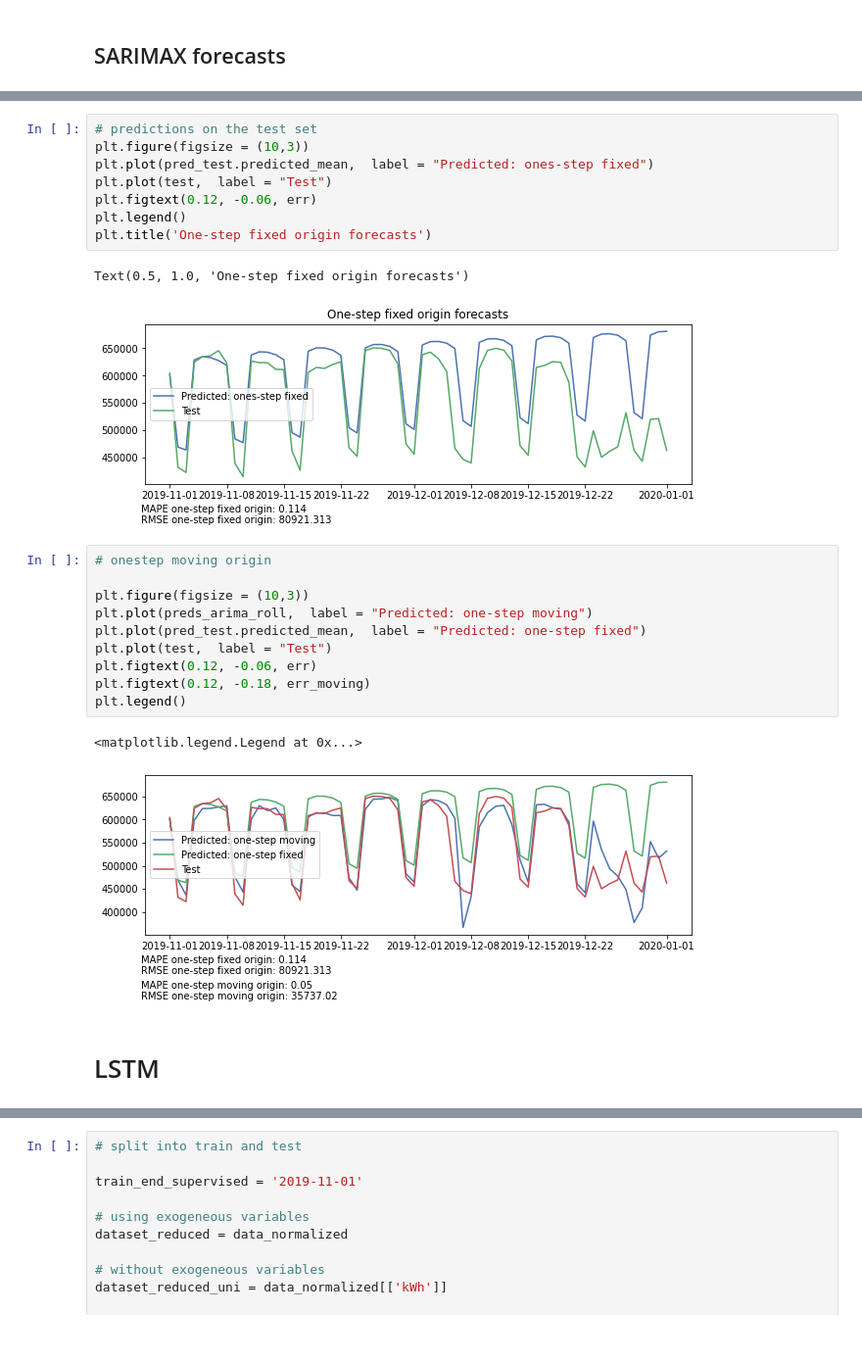
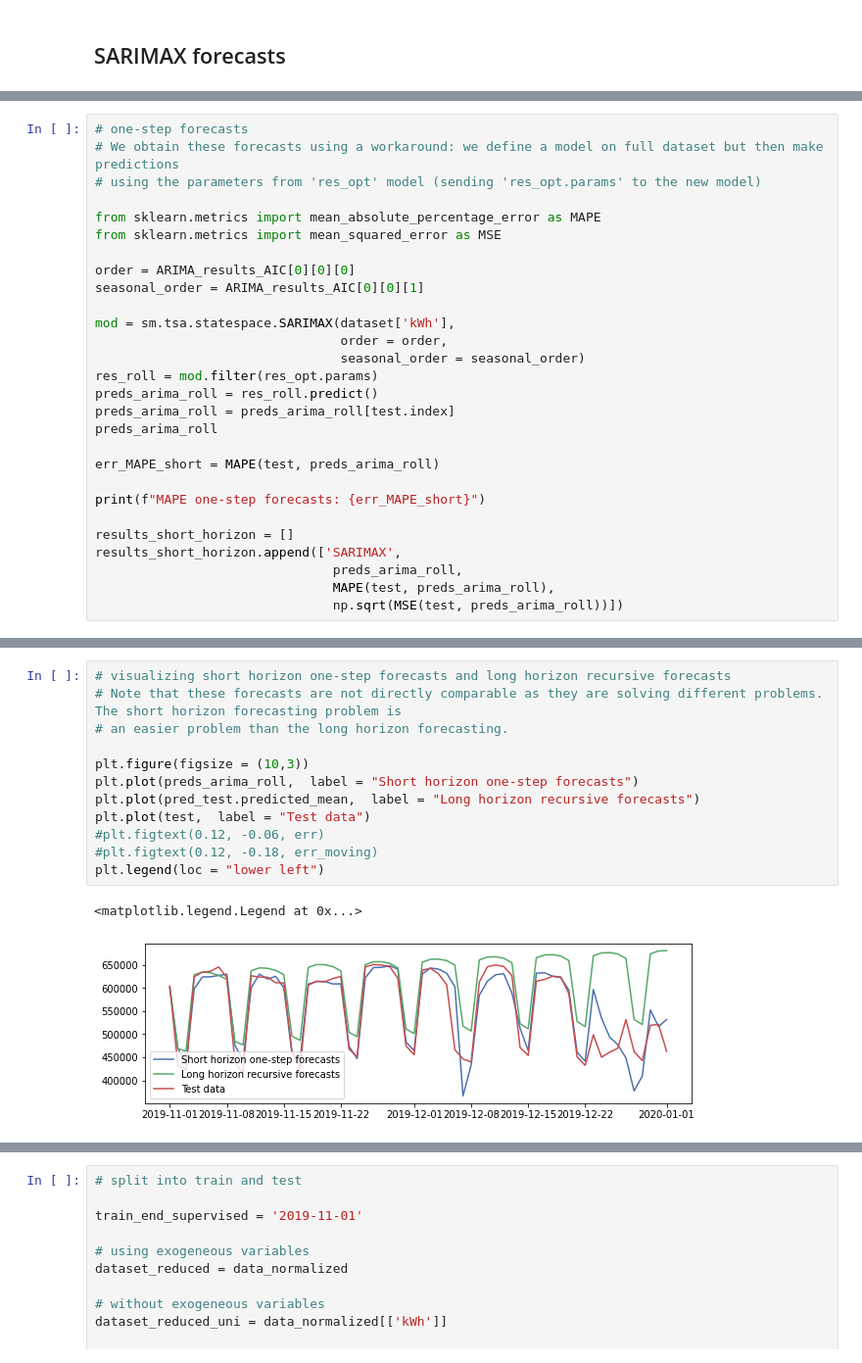
Before and after one commit to jankova/Time-Series-ARIMA-vs-LSTM, a Jupyter notebook: Electricity-consumption-times-series.ipynb, the cells around one changed output, grey strips where cells are left out. Shown: that part at 98% size. Cells and saved outputs as stored; diff of their text form.

```diff
--- a/Electricity-consumption-times-series.ipynb
+++ b/Electricity-consumption-times-series.ipynb
@@ -268,0 +335,28 @@ plt.show()
+# %%
+# one-step forecasts
+# We obtain these forecasts using a workaround: we define a model on full dataset but then make predictions
+# using the parameters from 'res_opt' model (sending 'res_opt.params' to the new model)
+
+from sklearn.metrics import mean_absolute_percentage_error as MAPE
+from sklearn.metrics import mean_squared_error as MSE
+
+order = ARIMA_results_AIC[0][0][0]
+seasonal_order = ARIMA_results_AIC[0][0][1]
+
+mod = sm.tsa.statespace.SARIMAX(dataset['kWh'],
+                                order = order,
+                                seasonal_order = seasonal_order)
+res_roll = mod.filter(res_opt.params)
+preds_arima_roll = res_roll.predict()
+preds_arima_roll = preds_arima_roll[test.index]
+preds_arima_roll
+
+err_MAPE_short = MAPE(test, preds_arima_roll)
+
+print(f"MAPE one-step forecasts: {err_MAPE_short}")
+
+results_short_horizon = []
+results_short_horizon.append(['SARIMAX',
+                               preds_arima_roll,
+                               MAPE(test, preds_arima_roll),
+                               np.sqrt(MSE(test, preds_arima_roll))])
@@ -328,26 +430,15 @@ Text(0.5, 1.0, 'One-step fixed origin forecasts')
-# %%
-# predictions on the test set
-plt.figure(figsize = (10,3))
-plt.plot(pred_test.predicted_mean,  label = "Predicted: ones-step fixed")
-plt.plot(test,  label = "Test")
-plt.figtext(0.12, -0.06, err)
-plt.legend()
-plt.title('One-step fixed origin forecasts')
-# %% [output]
-Text(0.5, 1.0, 'One-step fixed origin forecasts')
-[figure, removed]
 # %%
-# onestep moving origin
+# visualizing short horizon one-step forecasts and long horizon recursive forecasts
+# Note that these forecasts are not directly comparable as they are solving different problems. The short horizon forecasting problem is
+# an easier problem than the long horizon forecasting.
 
 plt.figure(figsize = (10,3))
-plt.plot(preds_arima_roll,  label = "Predicted: one-step moving")
-plt.plot(pred_test.predicted_mean,  label = "Predicted: one-step fixed")
-plt.plot(test,  label = "Test")
-plt.figtext(0.12, -0.06, err)
-plt.figtext(0.12, -0.18, err_moving)
-plt.legend()
+plt.plot(preds_arima_roll,  label = "Short horizon one-step forecasts")
+plt.plot(pred_test.predicted_mean,  label = "Long horizon recursive forecasts")
+plt.plot(test,  label = "Test data")
+#plt.figtext(0.12, -0.06, err)
+#plt.figtext(0.12, -0.18, err_moving)
+plt.legend(loc = "lower left")
 # %% [output]
 <matplotlib.legend.Legend at 0x...>
-[figure, old version]
+[figure, new version]
-# %% [markdown]
-# LSTM
```
Also changed, not shown: parts of 56 cells of this notebook, 1 other file.
